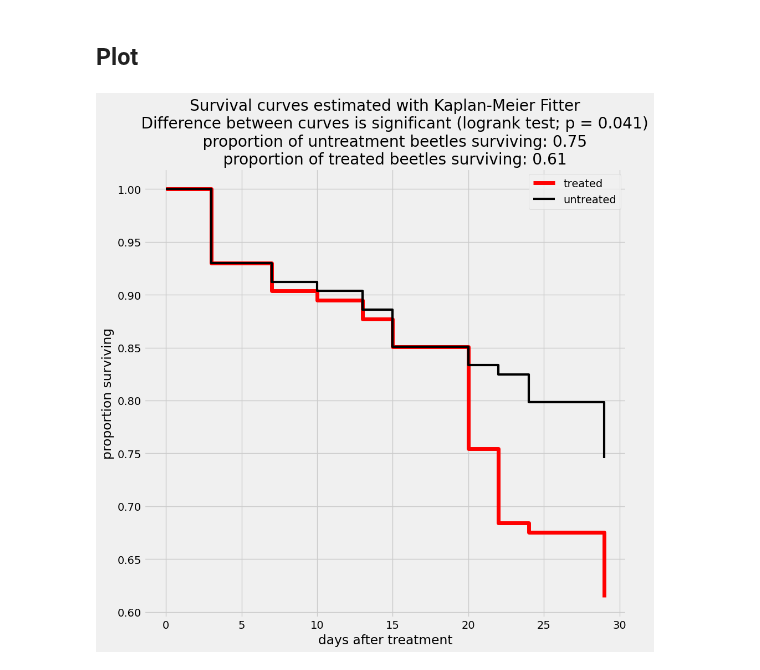
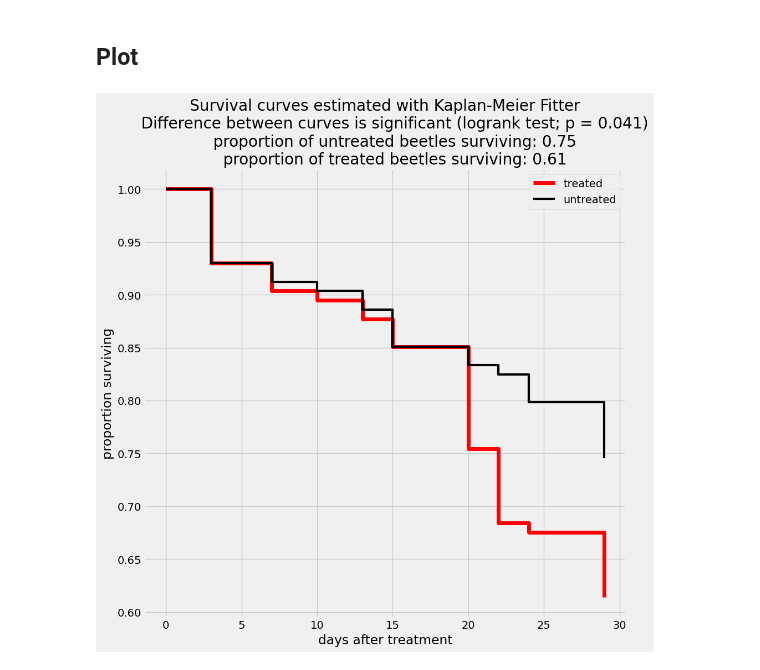
Before and after one commit to aubreymoore/palau-guts-experiment, a Jupyter notebook: newt.ipynb, the cells around one changed output. Cells and saved outputs as stored; diff of their text form; code cells hidden in the pictures.

```diff
--- a/newt.ipynb
+++ b/newt.ipynb
@@ -144,26 +145,26 @@ Difference between curves is significant (logrank test; p = 0.041)
 # %%
 ax = plt.subplot()
 kmf = lifelines.KaplanMeierFitter()
 
 kmf.fit(durations=df[treated]['days_post_treatment'],
         event_observed=df[treated]['dead'],
         label='treated')
 kmf.plot(figsize=(8,8), ax=ax, ci_show=False, color='red', linewidth=5)
 
 kmf.fit(durations=df[untreated]['days_post_treatment'],
         event_observed=df[untreated]['dead'],
         label='untreated')
 kmf.plot(figsize=(10,10), ax=ax, ci_show=False, color='black', linewidth=3)
 
 title = f'''Survival curves estimated with Kaplan-Meier Fitter
     {stats_result}
-    proportion of untreatment beetles surviving: {1 - sum(untreated & df.dead)/sum(untreated):.2f}
+    proportion of untreated beetles surviving: {1 - sum(untreated & df.dead)/sum(untreated):.2f}
     proportion of treated beetles surviving: {1 - sum(treated & df.dead)/sum(treated):.2f}'''
 
 plt.title(title)
 plt.xlabel('days after treatment')
 plt.ylabel('proportion surviving')
 plt.savefig('results.png', bbox_inches='tight')
 plt.show();
 # %% [output]
-[figure, old version]
+[figure, new version]
```
Also changed, not shown: parts of 2 cells of this notebook, 1 other file.
